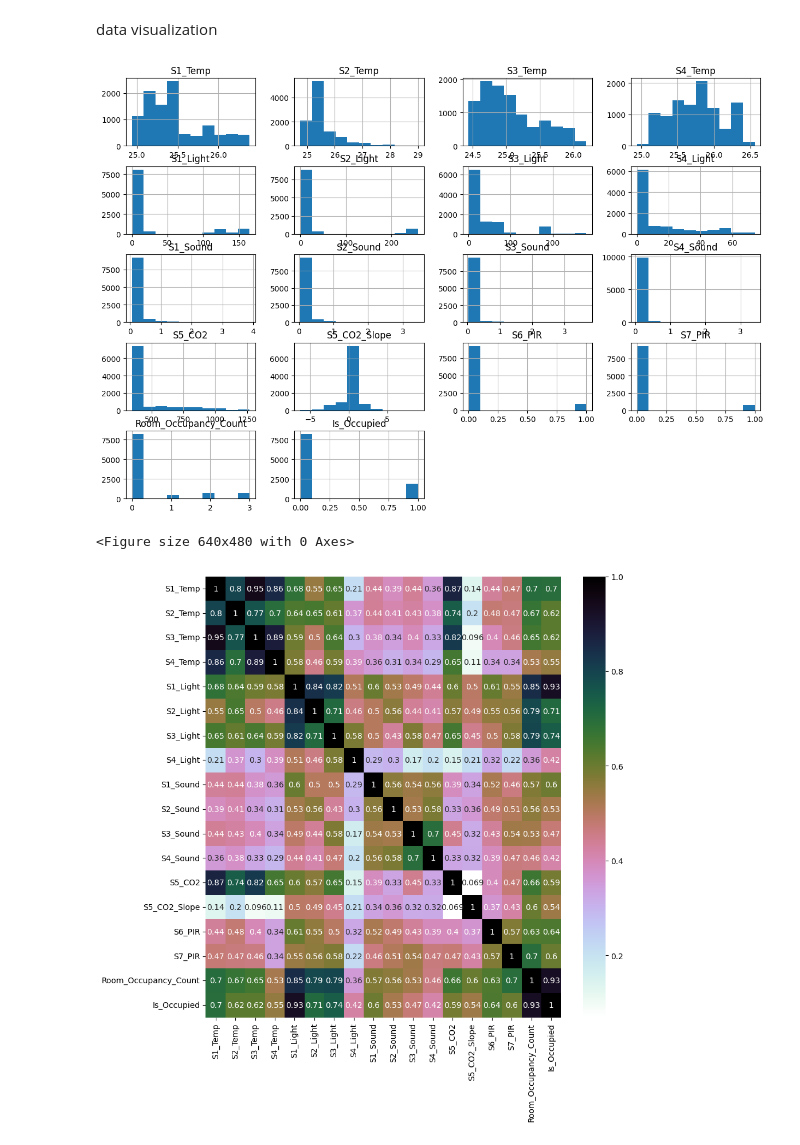
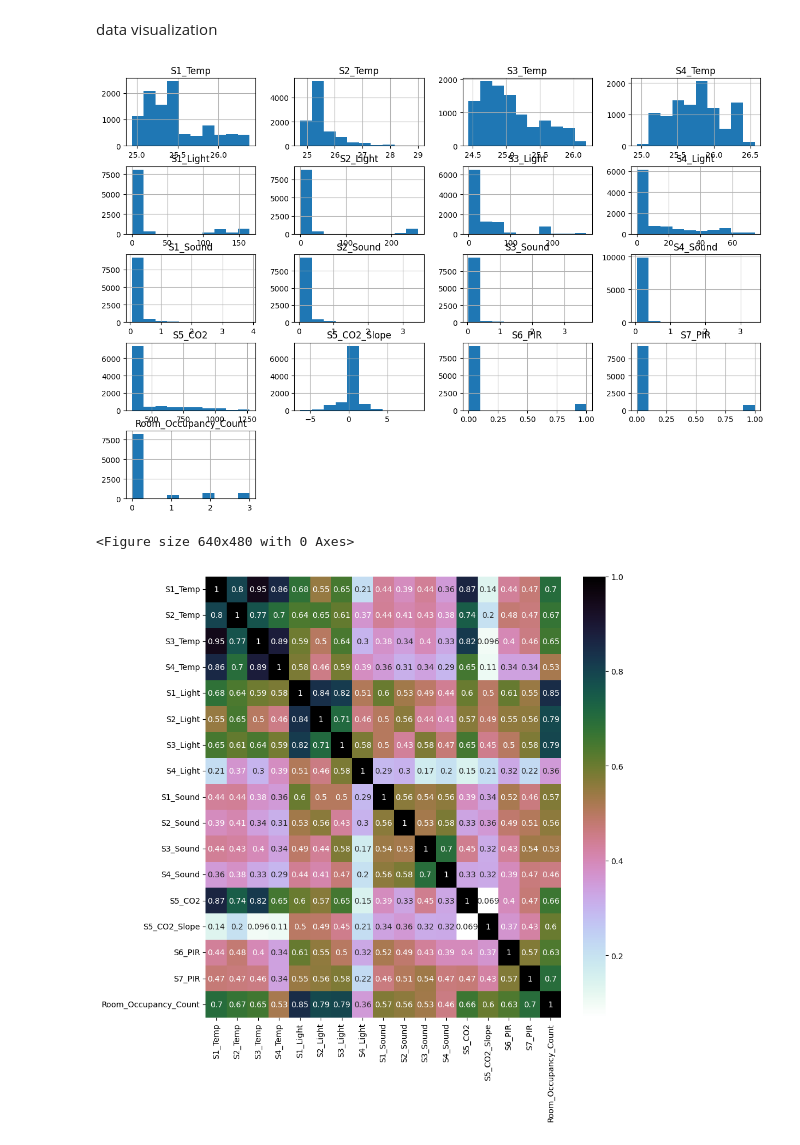
Before and after one commit to afego/ppgc-uff-machine-learning, a Jupyter notebook: exam-type-3/room-occupancy.ipynb, the cells around one changed output. Cells and saved outputs as stored; diff of their text form; code cells hidden in the pictures.

```diff
--- a/exam-type-3/room-occupancy.ipynb
+++ b/exam-type-3/room-occupancy.ipynb
@@ -60,3 +55,0 @@ def proc_occ(occupancy_count):
-# %%
-occ['Is_Occupied'] = occ.Room_Occupancy_Count.apply(lambda x : proc_occ(x))
-occ.head()
@@ -72,4 +56,4 @@ turning it into a time series
 # %%
-occ['date_time'] = occ.Date+' '+occ.Time
-occ.head(5)
+occ = occ.drop(['Date','Time'], axis=1)
+occ.head()
 # %% [output]
@@ -126,17 +66,17 @@ occ_ts.head()
 # %% [markdown]
 data visualization
 # %%
-occ_ts.hist(figsize=(15,10), layout=(5,4))
+occ.hist(figsize=(15,10), layout=(5,4))
 _ = plt.figure()
 # %% [output]
-[figure, old version]
+[figure, new version]
 <Figure size 640x480 with 0 Axes>
 # %%
 plt.figure(figsize=(10,10))
-sns.heatmap(occ_ts.corr(),annot=True,cmap='cubehelix_r')
+sns.heatmap(occ.corr(),annot=True,cmap='cubehelix_r')
 
 plt.show()
 # %% [output]
-[figure, old version]
+[figure, new version]
 # %% [markdown]
 Room_Occupancy_Count has a stronger correlation with the first three light sensors, the first temperature sensor and the second motion detection sensor.
```
Also changed, not shown: parts of 30 cells of this notebook.
